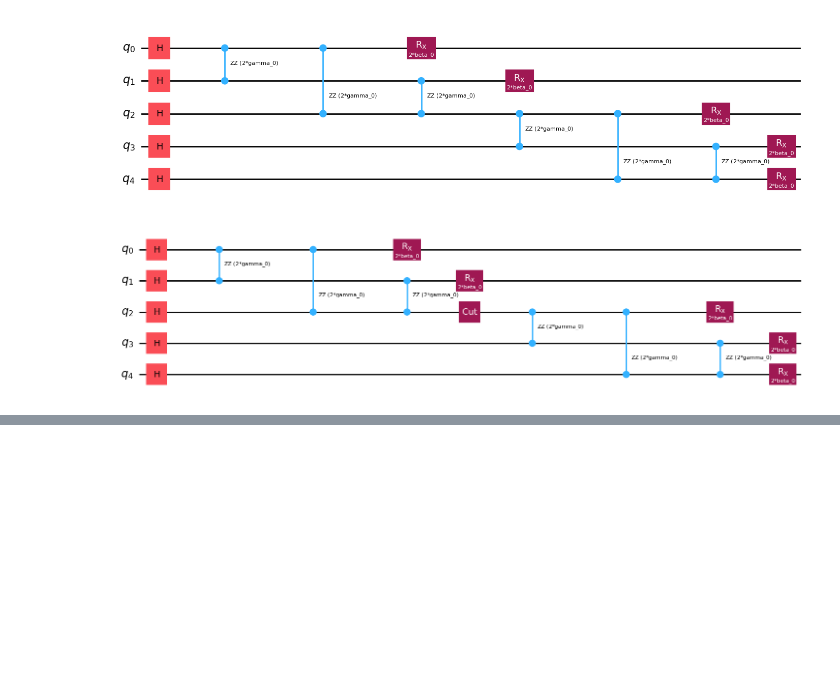
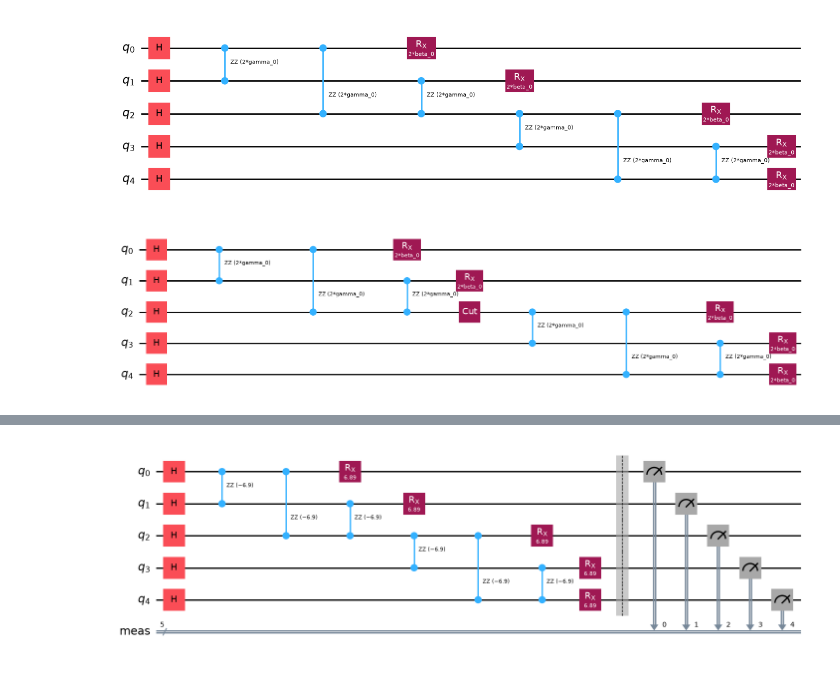
Before and after one commit to JooNiv/QCut, a Jupyter notebook: docs/notebooks/QCutQAOAExample.ipynb, the cells around one changed output, grey strips where cells are left out. Drawn from its saved outputs; the diff is of its cells as text; code cells hidden in the pictures; blank space fills up the shorter version.

```diff
--- a/docs/notebooks/QCutQAOAExample.ipynb
+++ b/docs/notebooks/QCutQAOAExample.ipynb
@@ -213,0 +214,13 @@ plt.grid(True)
+# %%
+uncut_solution_circuit = create_qaoa_circ(1).assign_parameters(
+    {
+        "beta_0": res_uncut.x[0],
+        "gamma_0": res_uncut.x[1],
+    }
+)
+
+uncut_solution_circuit.measure_all()
+
+uncut_solution_circuit.draw("mpl")
+# %% [output]
+[figure, added]
```
Also changed, not shown: parts of 9 cells of this notebook.
